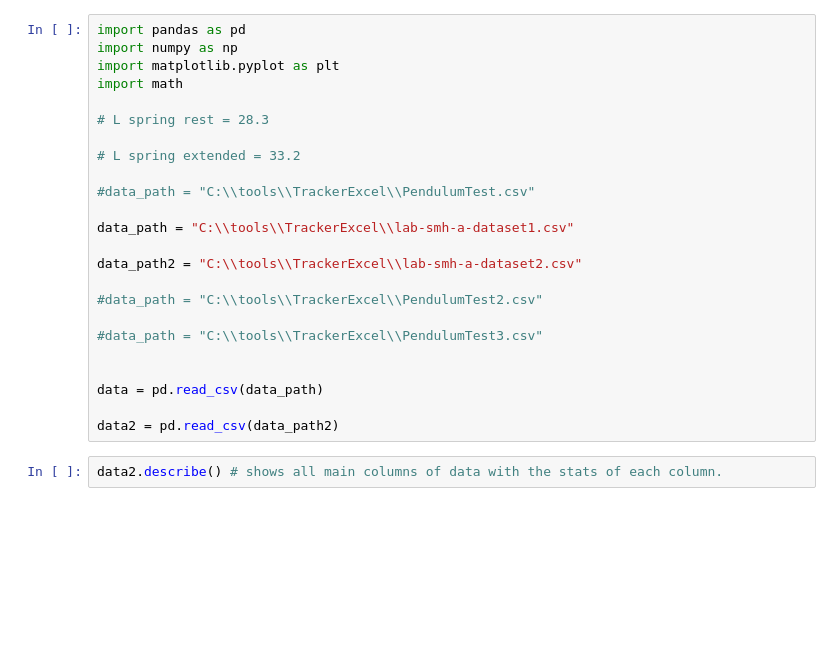
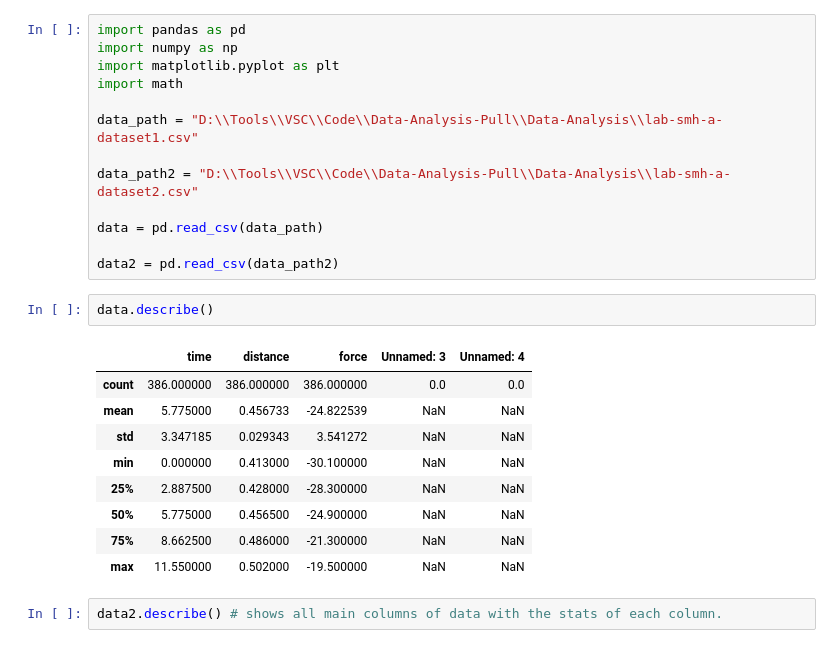
Before and after one commit to ClarkieUK/Data-Analysis, a Jupyter notebook: notebook.ipynb, the cells around one changed output. Cells and saved outputs as stored; diff of their text form; blank space fills up the shorter version.

```diff
--- a/notebook.ipynb
+++ b/notebook.ipynb
@@ -4,24 +4,25 @@ import numpy as np
 import matplotlib.pyplot as plt
 import math
 
-# L spring rest = 28.3
+data_path = "D:\\Tools\\VSC\\Code\\Data-Analysis-Pull\\Data-Analysis\\lab-smh-a-dataset1.csv"
 
-# L spring extended = 33.2
-
-#data_path = "C:\\tools\\TrackerExcel\\PendulumTest.csv"
-
-data_path = "C:\\tools\\TrackerExcel\\lab-smh-a-dataset1.csv"
-
-data_path2 = "C:\\tools\\TrackerExcel\\lab-smh-a-dataset2.csv"
-
-#data_path = "C:\\tools\\TrackerExcel\\PendulumTest2.csv"
-
-#data_path = "C:\\tools\\TrackerExcel\\PendulumTest3.csv"
-
+data_path2 = "D:\\Tools\\VSC\\Code\\Data-Analysis-Pull\\Data-Analysis\\lab-smh-a-dataset2.csv"
 
 data = pd.read_csv(data_path)
 
 data2 = pd.read_csv(data_path2)
+# %%
+data.describe()
+# %% [output]
+|  | time | distance | force | Unnamed: 3 | Unnamed: 4 |
+| count | 386.000000 | 386.000000 | 386.000000 | 0.0 | 0.0 |
+| mean | 5.775000 | 0.456733 | -24.822539 | NaN | NaN |
+| std | 3.347185 | 0.029343 | 3.541272 | NaN | NaN |
+| min | 0.000000 | 0.413000 | -30.100000 | NaN | NaN |
+| 25% | 2.887500 | 0.428000 | -28.300000 | NaN | NaN |
+| 50% | 5.775000 | 0.456500 | -24.900000 | NaN | NaN |
+| 75% | 8.662500 | 0.486000 | -21.300000 | NaN | NaN |
+| max | 11.550000 | 0.502000 | -19.500000 | NaN | NaN |
 # %%
 data2.describe() # shows all main columns of data with the stats of each column.
 # %% [output]
```
Also changed, not shown: parts of 6 cells of this notebook, 2 other files.
